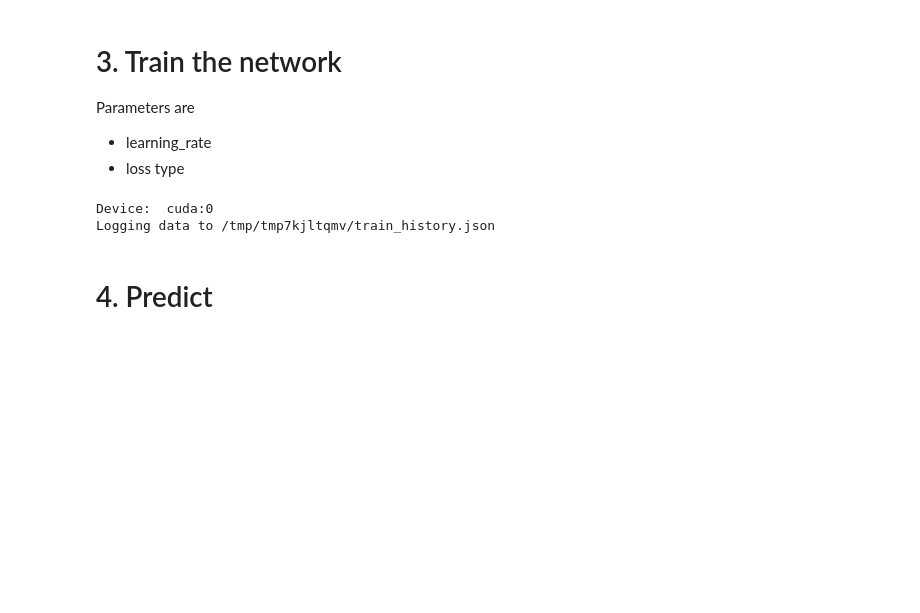
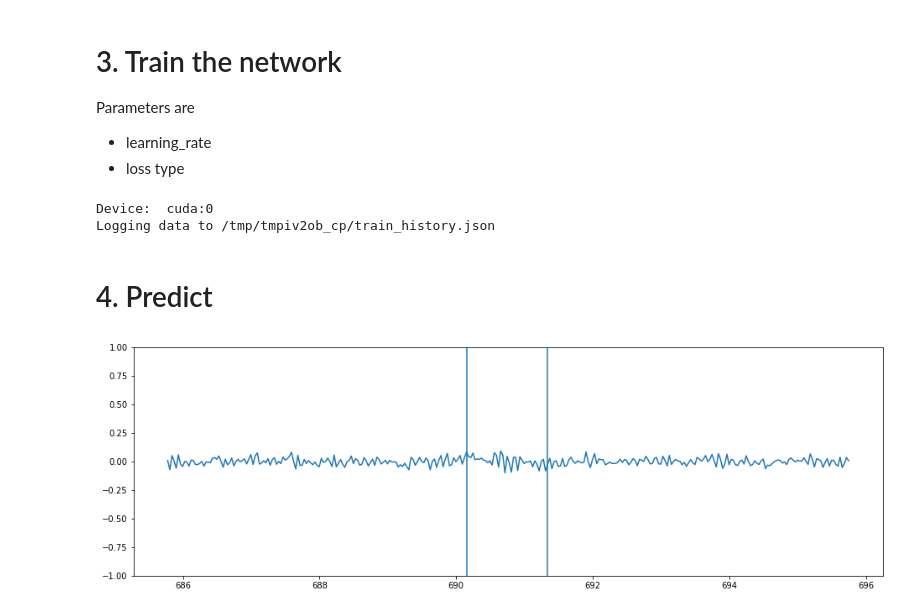
Before and after one commit to Dreem-Organization/dosed, a Jupyter notebook: minimum_example/train_and_evaluate_dosed.ipynb, the cells around one changed output. Cells and saved outputs as stored; diff of their text form; code cells hidden in the pictures; blank space fills up the shorter version.

```diff
--- a/minimum_example/train_and_evaluate_dosed.ipynb
+++ b/minimum_example/train_and_evaluate_dosed.ipynb
@@ -81,27 +119,6 @@ signals = [
           }}
      ],
      },
-
-    {"name": "eeg_spectrogram",
-     "fs": 64,
-     "signals": [{"h5_paths": ["/eeg_0", "/eeg_1"],
-                  "fs": 64}],
-     "preprocessing": [
-         {"name": "spectrogram",
-          "args": {
-                  "nperseg": 8,
-                  "nfft": 16,
-                  "temporal_downsampling": 1,
-                  "frequential_downsampling": 1,
-                  "padded": True,
-          }},
-         {"name": "clip_and_normalize",
-          "args": {
-                  "min_value": 0,
-                  "max_value": 200,
-          }},
-     ],
-     }
 ]
 
 events = [
@@ -155,13 +191,6 @@ probability_dropout = 0.1
 device = torch.device("cuda")
 
 convolution_layers = {
-    "eeg_spectrogram":
-        "[[4 , (1,3), (1,2), (0,2), (2,2)]] + " + \
-        "[[8 , (1,3), (1,2), (0,2), (2,2)]] + " + \
-        "[[16, (1,3), (1,1), (0,2), (2,2)]] + " + \
-        "[[32, (1,3), (1,1), (0,2), (1,2)]] + " + \
-        "[[64, (1,3), (1,1), (0,2), (1,2)]]",
-        #(channels, kernel, stride, padding, pooling)
     "eeg_raw":
         "[[4 , (5,), (1,), (2,), (2,)]] + " + \
         "[[8 , (5,), (1,), (2,), (2,)]] + " + \
@@ -221,7 +250,7 @@ best_net_train, best_metrics_train, best_threshold_train = trainer.train(
 )
 # %% [output]
 Device:  cuda:0
-Logging data to /tmp/tmp7kjltqmv/train_history.json
+Logging data to /tmp/tmpiv2ob_cp/train_history.json
 # %% [markdown]
 # 4. Predict
 # %%
@@ -232,31 +261,35 @@ predictions = best_net_train.predict_dataset(
 # %%
 import matplotlib.pyplot as plt
 import numpy as np
 
 record = dataset_test.records[1]
 
-index_spindle = 30
+index_spindle = 25
 window_duration = 5
 
+fs = sampling_frequency["eeg_raw"]
+
 # retrive spindle at the right index
-spindle_start = float(predictions[record][0][index_spindle][0]) / sampling_frequency
-spindle_end = float(predictions[record][0][index_spindle][1]) / sampling_frequency
+spindle_start = float(predictions[record][0][index_spindle][0])
+spindle_end = float(predictions[record][0][index_spindle][1])
 
 # center data window on annotated spindle
 start_window = spindle_start + (spindle_end - spindle_start) / 2 - window_duration
 stop_window = spindle_start + (spindle_end - spindle_start) / 2 + window_duration
 
 # Retrieve EEG data at right index
-index_start = int(start_window * sampling_frequency)
-index_stop = int(stop_window * sampling_frequency)
-y = dataset_test.signals[record]["data"]["raw"][0][index_start:index_stop]
+index_start = int(start_window * fs)
+index_stop = int(stop_window * fs)
+y = dataset_test.signals[record]["data"]["eeg_raw"][0][index_start:index_stop]
 
 # Build corresponding time support
-t = start_window + np.cumsum(np.ones(index_stop - index_start) * 1 / sampling_frequency)
+t = start_window + np.cumsum(np.ones(index_stop - index_start) * 1 / fs)
 
 plt.figure(figsize=(16, 5))
 plt.plot(t, y)
 plt.axvline(spindle_end)
 plt.axvline(spindle_start)
 plt.ylim([-1, 1])
 plt.show()
+# %% [output]
+[figure, added]
```
Also changed, not shown: parts of 2 cells of this notebook.
